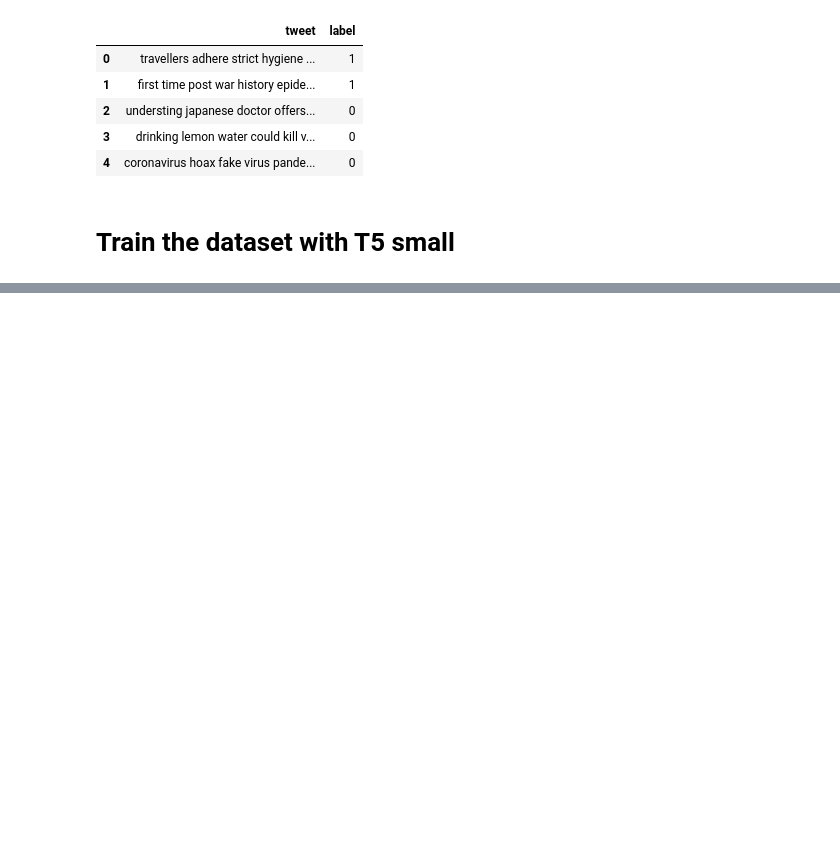
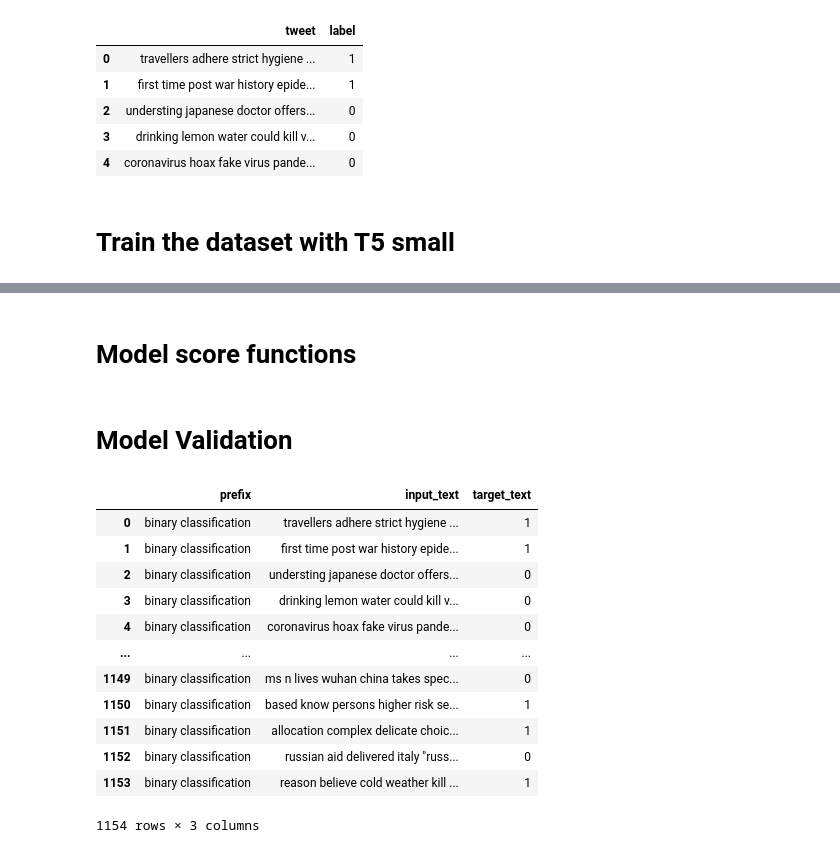
Before and after one commit to sreebalajisree/Fake_News_Detection, a Jupyter notebook: Fake_News_Detection_Using_T5.ipynb, the cells around one changed output, grey strips where cells are left out. Cells and saved outputs as stored; diff of their text form; code cells hidden in the pictures; blank space fills up the shorter version.

```diff
--- a/Fake_News_Detection_Using_T5.ipynb
+++ b/Fake_News_Detection_Using_T5.ipynb
@@ -301,0 +352,2 @@ For a more complete example, see the implementation of `prepare_seq2seq_batch`.
+# %% [markdown]
+# Model score functions
@@ -301,0 +369,2 @@ For a more complete example, see the implementation of `prepare_seq2seq_batch`.
+# %% [markdown]
+# Model Validation
@@ -301,0 +388,16 @@ For a more complete example, see the implementation of `prepare_seq2seq_batch`.
+# %%
+binary_external_df
+# %% [output]
+|  | prefix | input_text | target_text |
+| 0 | binary classification | travellers adhere strict hygiene ... | 1 |
+| 1 | binary classification | first time post war history epide... | 1 |
+| 2 | binary classification | understing japanese doctor offers... | 0 |
+| 3 | binary classification | drinking lemon water could kill v... | 0 |
+| 4 | binary classification | coronavirus hoax fake virus pande... | 0 |
+| ... | ... | ... | ... |
+| 1149 | binary classification | ms n lives wuhan china takes spec... | 0 |
+| 1150 | binary classification | based know persons higher risk se... | 1 |
+| 1151 | binary classification | allocation complex delicate choic... | 1 |
+| 1152 | binary classification | russian aid delivered italy "russ... | 0 |
+| 1153 | binary classification | reason believe cold weather kill ... | 1 |
+1154 rows × 3 columns
```
Also changed, not shown: parts of 30 cells of this notebook.
